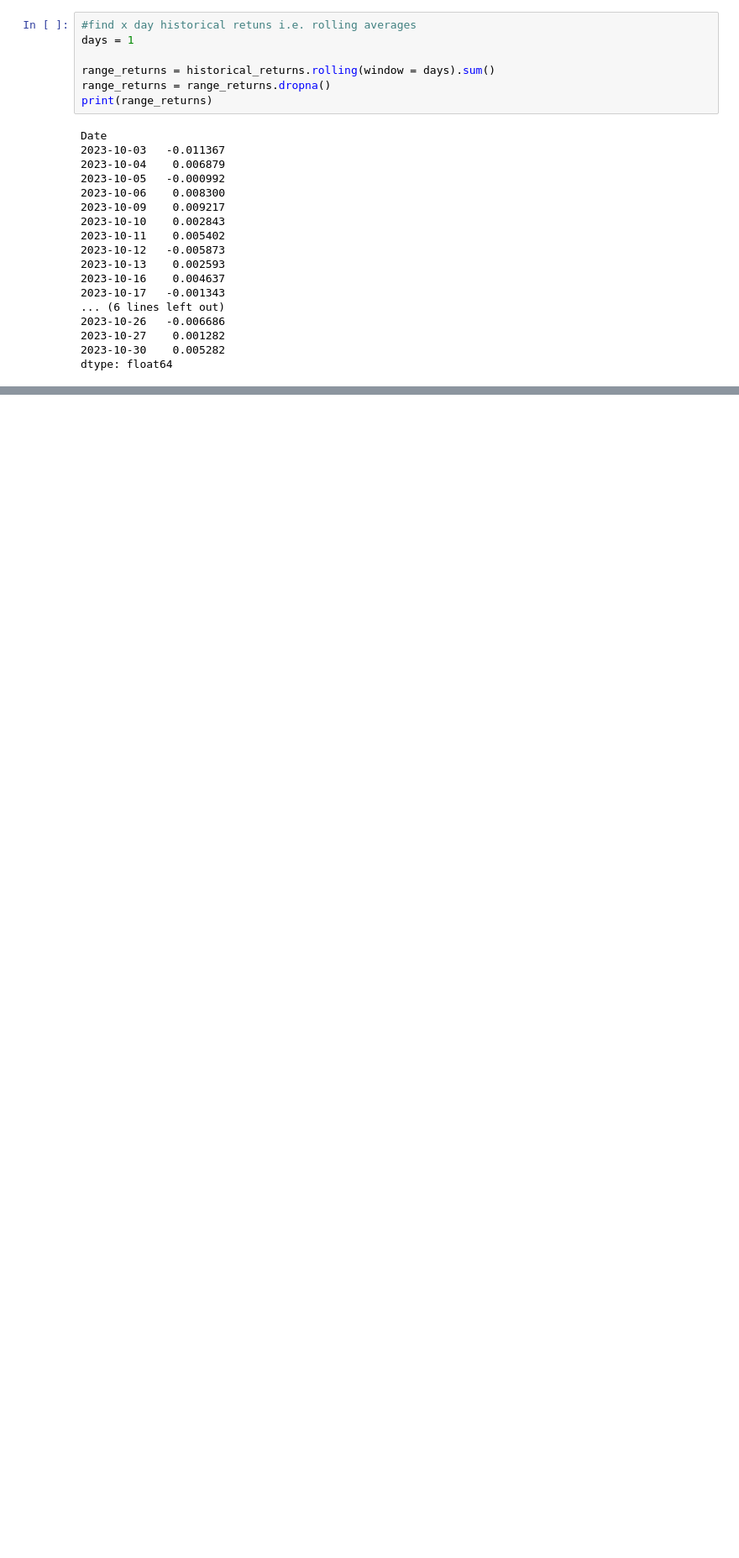
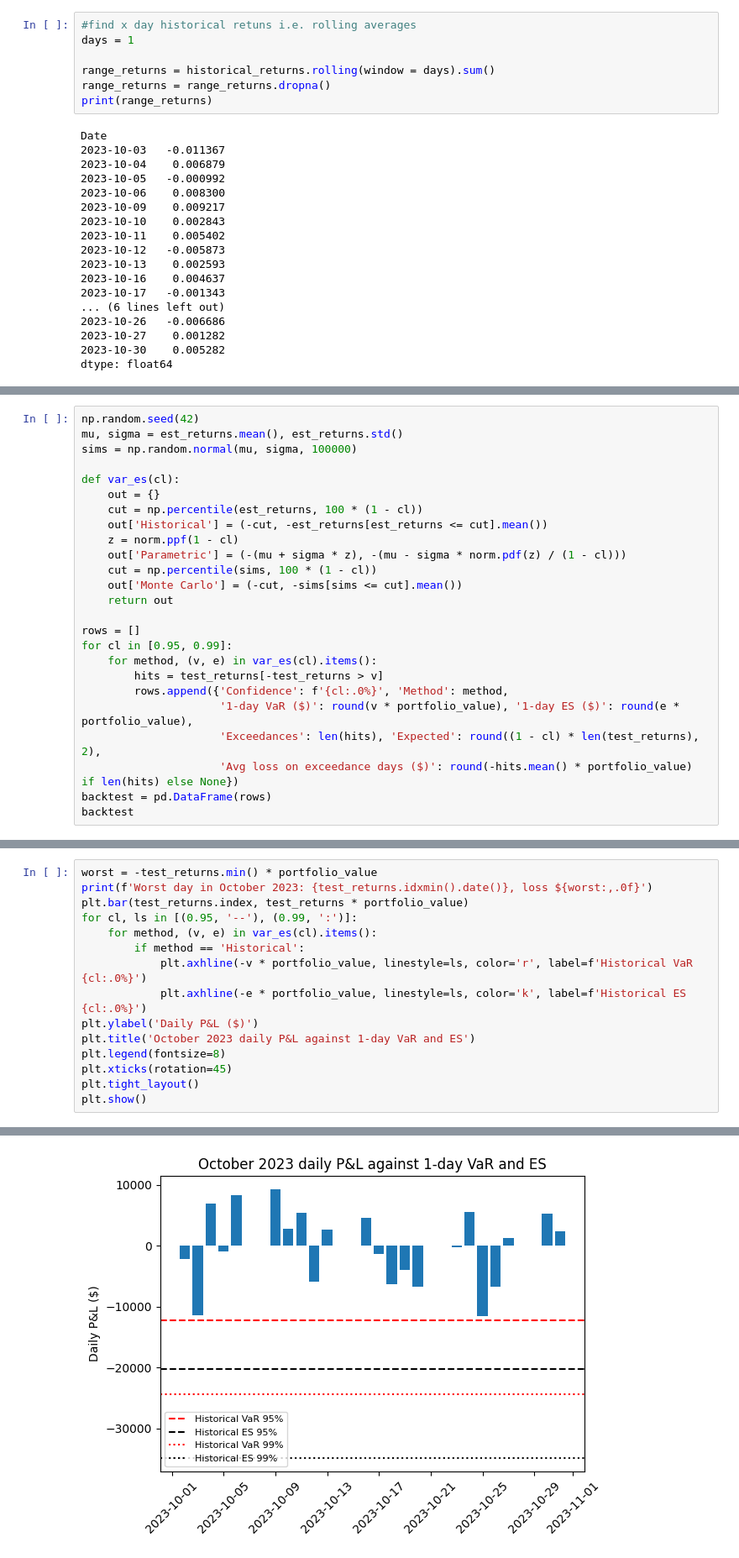
Before and after one commit to taryll01/value-at-risk, a Jupyter notebook: 4_var_backtesting.ipynb, the cells around one changed output, grey strips where cells are left out. Shown at 84% size. Drawn from its saved outputs; the diff is of its cells as text; blank space fills up the shorter version.

Commit message:
Add Expected Shortfall to all three methods and an out-of-sample backtest; fix for current yfinance

```diff
--- a/4_var_backtesting.ipynb
+++ b/4_var_backtesting.ipynb
@@ -142,0 +169,25 @@ plt.show()
+# %%
+np.random.seed(42)
+mu, sigma = est_returns.mean(), est_returns.std()
+sims = np.random.normal(mu, sigma, 100000)
+
+def var_es(cl):
+    out = {}
+    cut = np.percentile(est_returns, 100 * (1 - cl))
+    out['Historical'] = (-cut, -est_returns[est_returns <= cut].mean())
+    z = norm.ppf(1 - cl)
+    out['Parametric'] = (-(mu + sigma * z), -(mu - sigma * norm.pdf(z) / (1 - cl)))
+    cut = np.percentile(sims, 100 * (1 - cl))
+    out['Monte Carlo'] = (-cut, -sims[sims <= cut].mean())
+    return out
+
+rows = []
+for cl in [0.95, 0.99]:
+    for method, (v, e) in var_es(cl).items():
+        hits = test_returns[-test_returns > v]
+        rows.append({'Confidence': f'{cl:.0%}', 'Method': method,
+                     '1-day VaR ($)': round(v * portfolio_value), '1-day ES ($)': round(e * portfolio_value),
+                     'Exceedances': len(hits), 'Expected': round((1 - cl) * len(test_returns), 2),
+                     'Avg loss on exceedance days ($)': round(-hits.mean() * portfolio_value) if len(hits) else None})
+backtest = pd.DataFrame(rows)
+backtest
@@ -142,0 +202,16 @@ plt.show()
+# %%
+worst = -test_returns.min() * portfolio_value
+print(f'Worst day in October 2023: {test_returns.idxmin().date()}, loss ${worst:,.0f}')
+plt.bar(test_returns.index, test_returns * portfolio_value)
+for cl, ls in [(0.95, '--'), (0.99, ':')]:
+    for method, (v, e) in var_es(cl).items():
+        if method == 'Historical':
+            plt.axhline(-v * portfolio_value, linestyle=ls, color='r', label=f'Historical VaR {cl:.0%}')
+            plt.axhline(-e * portfolio_value, linestyle=ls, color='k', label=f'Historical ES {cl:.0%}')
+plt.ylabel('Daily P&L ($)')
+plt.title('October 2023 daily P&L against 1-day VaR and ES')
+plt.legend(fontsize=8)
+plt.xticks(rotation=45)
+plt.tight_layout()
+plt.show()
+# %% [output]
@@ -142,0 +219 @@ plt.show()
+[figure, added]
```
Also changed, not shown: parts of 8 cells of this notebook, 4 other files.
